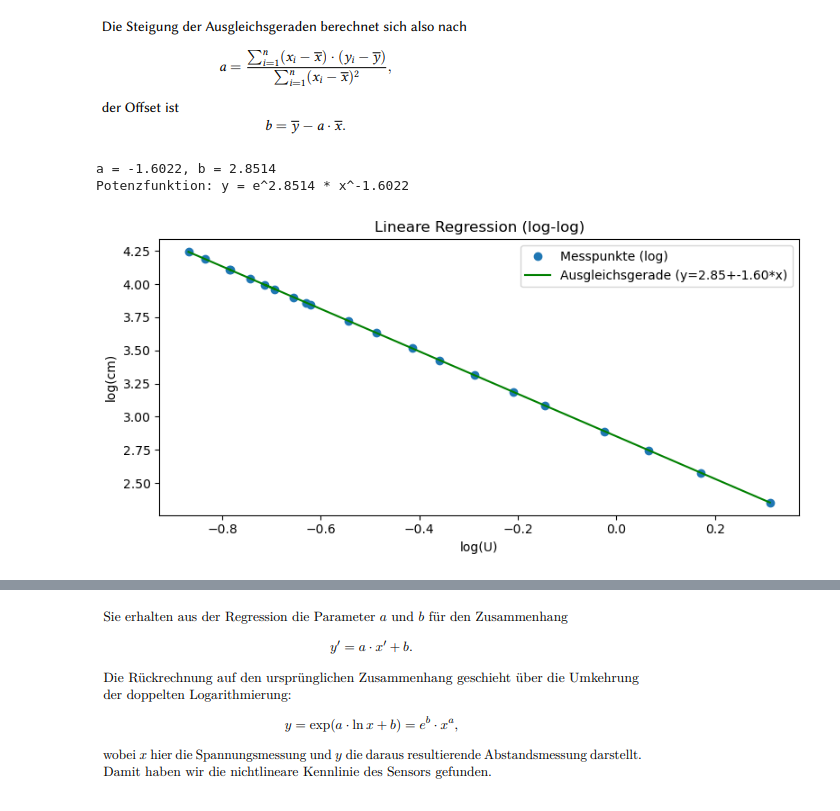
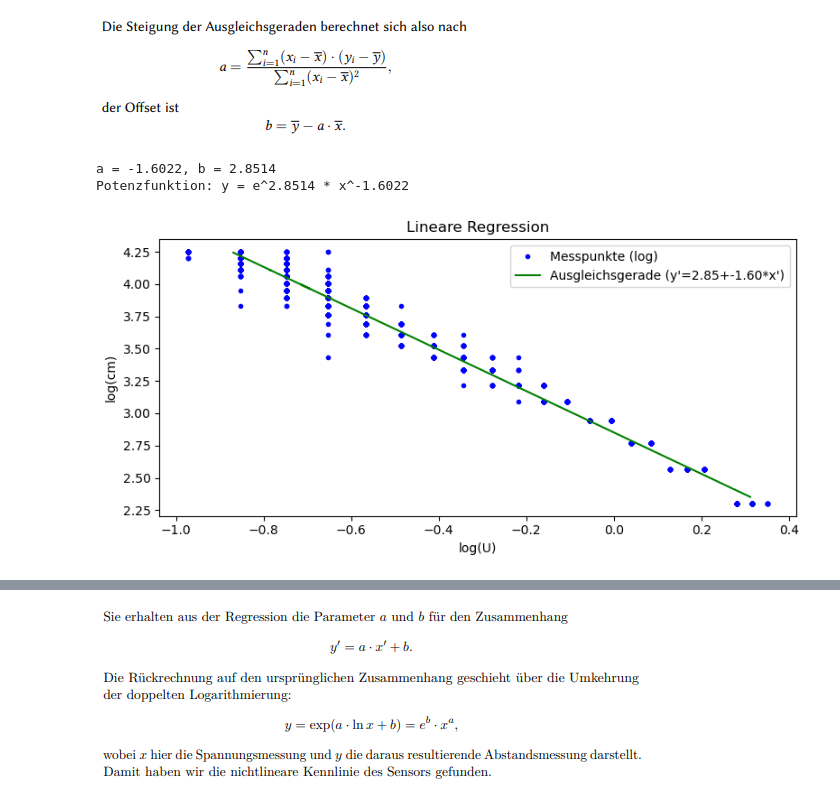
Before and after one commit to NikitaKusch01/TechGrudeKI, a Jupyter notebook: Labor1/datenverarbeitung.ipynb, the cells around one changed output, grey strips where cells are left out. Saved outputs shown, nothing was run; the diff lists cells and outputs as text; code cells hidden in the pictures.

```diff
--- a/Labor1/datenverarbeitung.ipynb
+++ b/Labor1/datenverarbeitung.ipynb
@@ -230,51 +250,90 @@ AttributeError: 'NoneType' object has no attribute 'append'
 # %% [markdown]
 ![image.png](attachment:image.png)![image-2.png](attachment:image-2.png)
 # %%
-
-def lineareRegression():
+def lineareRegression(dateipfad=""):
     cmArray = np.arange(10, 71, 3)
-    uM_values = []
+    uM_values = []   # Liste für Spannungsmittelwerte
+    x_all = []       # log(U) für alle Einzelmessungen
+    y_all = []       # log(cm) für alle Einzelmessungen
 
     # Alle Mittelwerte uM sammeln
     for cm in cmArray:
-        t, u, uM, stdu, emstd = rechne(
-            f"C:\\Users\\Nikita\\Desktop\\Technische Grundlagen der KI\\Labor1\\Versuch1_{cm}cm.csv"
-        )
+        if(dateipfad=="" or "cm.csv" in dateipfad):
+            pfad = f"C:\\Users\\Nikita\\Desktop\\Technische Grundlagen der KI\\Labor1\\Versuch1_{cm}cm.csv"
+        else:
+            pfad = dateipfad
+
+        # Messwerte aus CSV-Datei einlesen
+        t, u, uM, stdu, emstd = rechne(pfad)
+
+        # Mittelwert speichern
         uM_values.append(uM)
 
-    # Logarithmen der Messwerte
-    x = np.log(uM_values)   # log(U)
-    y = np.log(cmArray)     # log(cm)
+        # Alle Einzelmessungen (u) als log(U) + log(cm) speichern
+        x_all.extend(np.log(u))
+        y_all.extend(np.full(len(u), np.log(cm)))  # gleichlanges Array für y
 
-    # Mittelwerte
-    xM = np.mean(x)
-    yM = np.mean(y)
+    # In numpy-Arrays umwandeln
+    x_all = np.array(x_all)
+    y_all = np.array(y_all)
+    xlogUM = np.log(uM_values)
+    ylog = np.log(cmArray)
+
+    # Mittelwerte berechnen
+    xM = np.mean(xlogUM)
+    yM = np.mean(ylog)
 
     # Summen bilden
-    summ_oben = np.sum((x - xM) * (y - yM))
-    summ_unten = np.sum((x - xM)**2)
+    summ_oben = np.sum((xlogUM - xM) * (ylog - yM))   # Summe über dem Bruchstrich bei der Berechnung von a
+    summ_unten = np.sum((xlogUM - xM)**2)             # Summe unter dem Bruchstrich bei der Berechnung von a
 
     # Regression
-    a = summ_oben / summ_unten
-    b = yM - a * xM
+    a = summ_oben / summ_unten              # Berechnung von a
+    b = yM - a * xM                         # Berechnung von b
 
+    # Ausgabe der Regressionsparameter
     print(f"a = {a:.4f}, b = {b:.4f}")
     print(f"Potenzfunktion: y = e^{b:.4f} * x^{a:.4f}")
 
     # Ausgleichsgerade plotten
-    y = a * x+ b
+    geradeY = a * xlogUM + b
 
     plt.figure(figsize=(8,4))
-    plt.plot(x, y, "o", label="Messpunkte (log)")
-    plt.plot(x, y, "-", label=f"Ausgleichsgerade (y={b:.2f}+{a:.2f}*x)", color="green")
+
+    # Punktwolke (alle log(U) gegen log(cm))
+    plt.plot(x_all, y_all, ".", color='blue', label="Messpunkte (log)")
+
+    # Regressionsgerade
+    plt.plot(xlogUM, geradeY, "-", label=f"Ausgleichsgerade (y'={b:.2f}+{a:.2f}*x')", color="green")
+
+    # doppelte label vermeiden------------------------------------------
+    # plt.getCurentAxes()
+    #   Gibt die aktuelle Achse (das aktuelle Diagramm) zurück, auf der man zeichnet
+    #   Rückgabe Objekt vom Typ matplotlib.axes._axes.Axes
+    # .get_legend_handles_labels() liefert zwei Listen zurück: handles, labels
+    handles, labels = plt.gca().get_legend_handles_labels()
+    # zip(labels, handles) verbindet beide Listen paarweise:
+    #   [("Messpunkte", obj1), ("Messpunkte", obj2), ("Kennlinie", obj3)]
+    # durch dict() wird das zu einem Dictionary umgewandelt:
+    #   doppelte Schlüssel („Messpunkte“) werden automatisch überschrieben,
+    #   es bleibt nur ein Eintrag pro Label übrig
+    by_label = dict(zip(labels, handles))
+    # plt.legend(by_label.values(), by_label.keys()) Zeigt jetzt die Legende ohne doppelte Einträge an
+    #.values = Plot-Objekte
+    #.keys = Textbeschriftung
+    plt.legend(by_label.values(), by_label.keys())
+    #---------------------------------------------------------------
+
     plt.xlabel("log(U)")
     plt.ylabel("log(cm)")
-    plt.title("Lineare Regression (log-log)")
-    plt.legend()
+    plt.title("Lineare Regression")
+
     plt.tight_layout()
     plt.show()
+
+    return (b, a)
 lineareRegression()
 # %% [output]
 a = -1.6022, b = 2.8514
 Potenzfunktion: y = e^2.8514 * x^-1.6022
-[figure, old version]
+[figure, new version]
```
Also changed, not shown: parts of 23 cells of this notebook, 2 other files.
